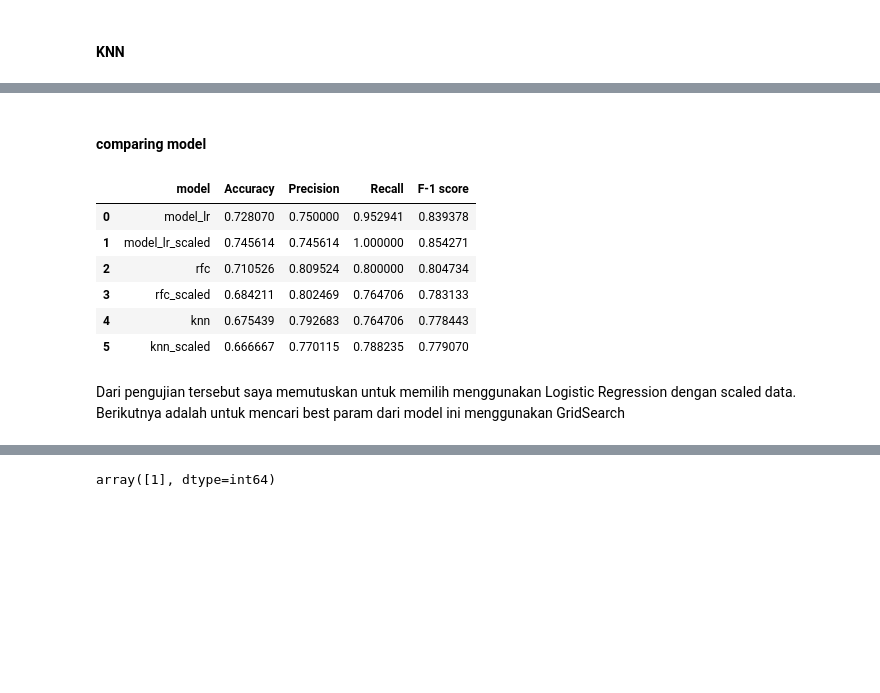
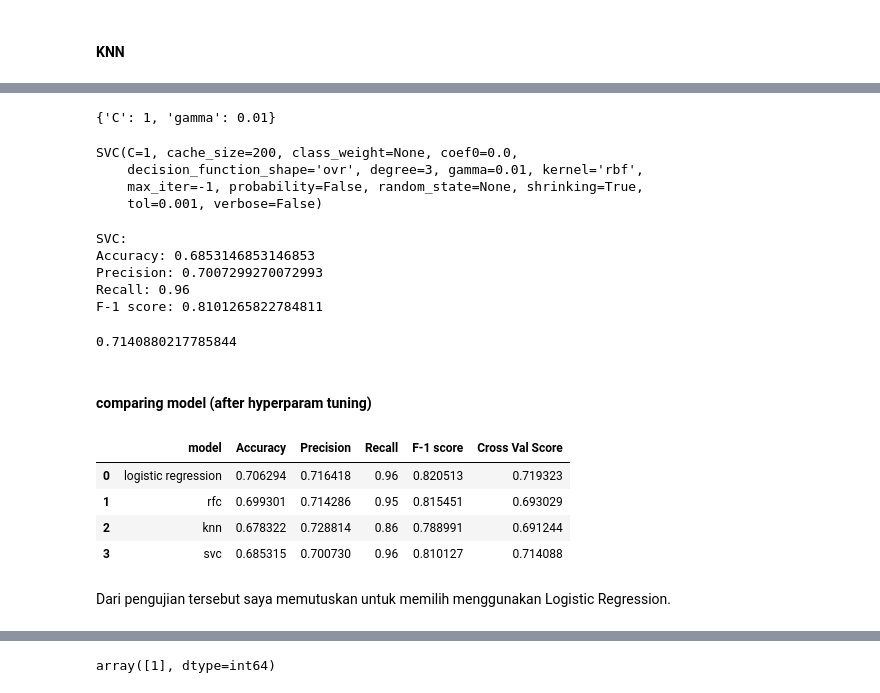
Before and after one commit to gitenx/finalproject_JCDS6, a Jupyter notebook: modelselection.ipynb, the cells around one changed output, grey strips where cells are left out. Cells and saved outputs as stored; diff of their text form; code cells hidden in the pictures; blank space fills up the shorter version.

```diff
--- a/modelselection.ipynb
+++ b/modelselection.ipynb
@@ -175,11 +208,10 @@ Accuracy:  69.95461060678453
 # %%
-# using scaled data
-knn_scaled = KNeighborsClassifier(n_neighbors = 5)
+knn = KNeighborsClassifier(n_neighbors=9)
 
-knn_scaled.fit(X_train_scaled, y_train)
-print('k-NN Classifier on scaled test data:')
-print('Accuracy:', knn_scaled.score(X_test_scaled, y_test))
-print('Precision:', precision_score(y_test, knn_scaled.predict(X_test_scaled)))
-print('Recall:', recall_score(y_test, knn_scaled.predict(X_test_scaled)))
-print('F-1 score:', f1_score(y_test, knn_scaled.predict(X_test_scaled)))
+knn.fit(X_train, y_train)
+print('k-NN Classifier:')
+print('Accuracy:', knn.score(X_test, y_test))
+print('Precision:', precision_score(y_test, knn.predict(X_test)))
+print('Recall:', recall_score(y_test, knn.predict(X_test)))
+print('F-1 score:', f1_score(y_test, knn.predict(X_test)))
 # %% [output]
@@ -199,0 +233,9 @@ Accuracy:  65.78834209268992
+# %%
+svm = SVC(gamma='auto', probability=True)
+
+svm.fit(X_train, y_train)
+print('SVC:')
+print('Accuracy:', svm.score(X_test, y_test))
+print('Precision:', precision_score(y_test, svm.predict(X_test)))
+print('Recall:', recall_score(y_test, svm.predict(X_test)))
+print('F-1 score:', f1_score(y_test, svm.predict(X_test)))
@@ -200,17 +266,49 @@ Accuracy:  65.78834209268992
+# %%
+best_clf.best_params_
+# %% [output]
+{'C': 1, 'gamma': 0.01}
+# %%
+best_clf.best_estimator_
+# %% [output]
+SVC(C=1, cache_size=200, class_weight=None, coef0=0.0,
+    decision_function_shape='ovr', degree=3, gamma=0.01, kernel='rbf',
+    max_iter=-1, probability=False, random_state=None, shrinking=True,
+    tol=0.001, verbose=False)
+# %%
+svm = SVC(C=1, gamma=0.01, probability=True)
+
+svm.fit(X_train, y_train)
+print('SVC:')
+print('Accuracy:', svm.score(X_test, y_test))
+print('Precision:', precision_score(y_test, svm.predict(X_test)))
+print('Recall:', recall_score(y_test, svm.predict(X_test)))
+print('F-1 score:', f1_score(y_test, svm.predict(X_test)))
+# %% [output]
+SVC:
+Accuracy: 0.6853146853146853
+Precision: 0.7007299270072993
+Recall: 0.96
+F-1 score: 0.8101265822784811
+# %%
+cross_val_score(svm, x, y, cv=10).mean()
+# %% [output]
+0.7140880217785844
 # %% [markdown]
-#### comparing model
+#### comparing model (after hyperparam tuning)
 # %%
-a = [['model_lr',model_lr.score(X_test, y_test),precision_score(y_test, model_lr.predict(X_test)), recall_score(y_test, model_lr.predict(X_test)),f1_score(y_test, model_lr.predict(X_test))], ['model_lr_scaled',model_lr_scaled.score(X_test_scaled, y_test),precision_score(y_test, model_lr_scaled.predict(X_test_scaled)),recall_score(y_test, model_lr_scaled.predict(X_test_scaled)),f1_score(y_test, model_lr_scaled.predict(X_test_scaled))], ['rfc', rfc.score(X_test, y_test),precision_score(y_test, rfc.predict(X_test)),recall_score(y_test, rfc.predict(X_test)),f1_score(y_test, rfc.predict(X_test))], ['rfc_scaled',rfc_scaled.score(X_test_scaled, y_test), precision_score(y_test, rfc_scaled.predict(X_test_scaled)),recall_score(y_test, rfc_scaled.predict(X_test_scaled)), f1_score(y_test, rfc_scaled.predict(X_test_scaled)) ], ['knn', knn.score(X_test, y_test), precision_score(y_test, knn.predict(X_test)),recall_score(y_test, knn.predict(X_test)), f1_score(y_test, knn.predict(X_test))], ['knn_scaled',knn_scaled.score(X_test_scaled, y_test), precision_score(y_test, knn_scaled.predict(X_test_scaled)),recall_score(y_test, knn_scaled.predict(X_test_scaled)), f1_score(y_test, knn_scaled.predict(X_test_scaled))]]
+a = [['logistic regression',model_lr.score(X_test, y_test),precision_score(y_test, model_lr.predict(X_test)), recall_score(y_test, model_lr.predict(X_test)),f1_score(y_test, model_lr.predict(X_test)), cross_val_score(model_lr, x, y, cv=10).mean()],
+     ['rfc', rfc.score(X_test, y_test),precision_score(y_test, rfc.predict(X_test)),recall_score(y_test, rfc.predict(X_test)),f1_score(y_test, rfc.predict(X_test)), cross_val_score(rfc, x, y, cv=10).mean()],
+     ['knn', knn.score(X_test, y_test), precision_score(y_test, knn.predict(X_test)),recall_score(y_test, knn.predict(X_test)), f1_score(y_test, knn.predict(X_test)), cross_val_score(knn, x, y, cv=10).mean()],
+     ['svc', svm.score(X_test, y_test), precision_score(y_test, svm.predict(X_test)),recall_score(y_test, svm.predict(X_test)), f1_score(y_test, svm.predict(X_test)), cross_val_score(svm, x, y, cv=10).mean()],
+    ]
 
-dfcompare = pd.DataFrame(a, columns=['model', 'Accuracy','Precision','Recall','F-1 score'])
+dfcompare = pd.DataFrame(a, columns=['model', 'Accuracy','Precision','Recall','F-1 score','Cross Val Score'])
 dfcompare
 # %% [output]
-|  | model | Accuracy | Precision | Recall | F-1 score |
-| 0 | model_lr | 0.728070 | 0.750000 | 0.952941 | 0.839378 |
-| 1 | model_lr_scaled | 0.745614 | 0.745614 | 1.000000 | 0.854271 |
-| 2 | rfc | 0.710526 | 0.809524 | 0.800000 | 0.804734 |
-| 3 | rfc_scaled | 0.684211 | 0.802469 | 0.764706 | 0.783133 |
-| 4 | knn | 0.675439 | 0.792683 | 0.764706 | 0.778443 |
-| 5 | knn_scaled | 0.666667 | 0.770115 | 0.788235 | 0.779070 |
+|  | model | Accuracy | Precision | Recall | F-1 score | Cross Val Score |
+| 0 | logistic regression | 0.706294 | 0.716418 | 0.96 | 0.820513 | 0.719323 |
+| 1 | rfc | 0.699301 | 0.714286 | 0.95 | 0.815451 | 0.693029 |
+| 2 | knn | 0.678322 | 0.728814 | 0.86 | 0.788991 | 0.691244 |
+| 3 | svc | 0.685315 | 0.700730 | 0.96 | 0.810127 | 0.714088 |
 # %% [markdown]
-Dari pengujian tersebut saya memutuskan untuk memilih menggunakan Logistic Regression dengan scaled data. Berikutnya adalah untuk mencari best param dari model ini menggunakan GridSearch
+Dari pengujian tersebut saya memutuskan untuk memilih menggunakan Logistic Regression.
```
Also changed, not shown: parts of 37 cells of this notebook, 2 other files.
